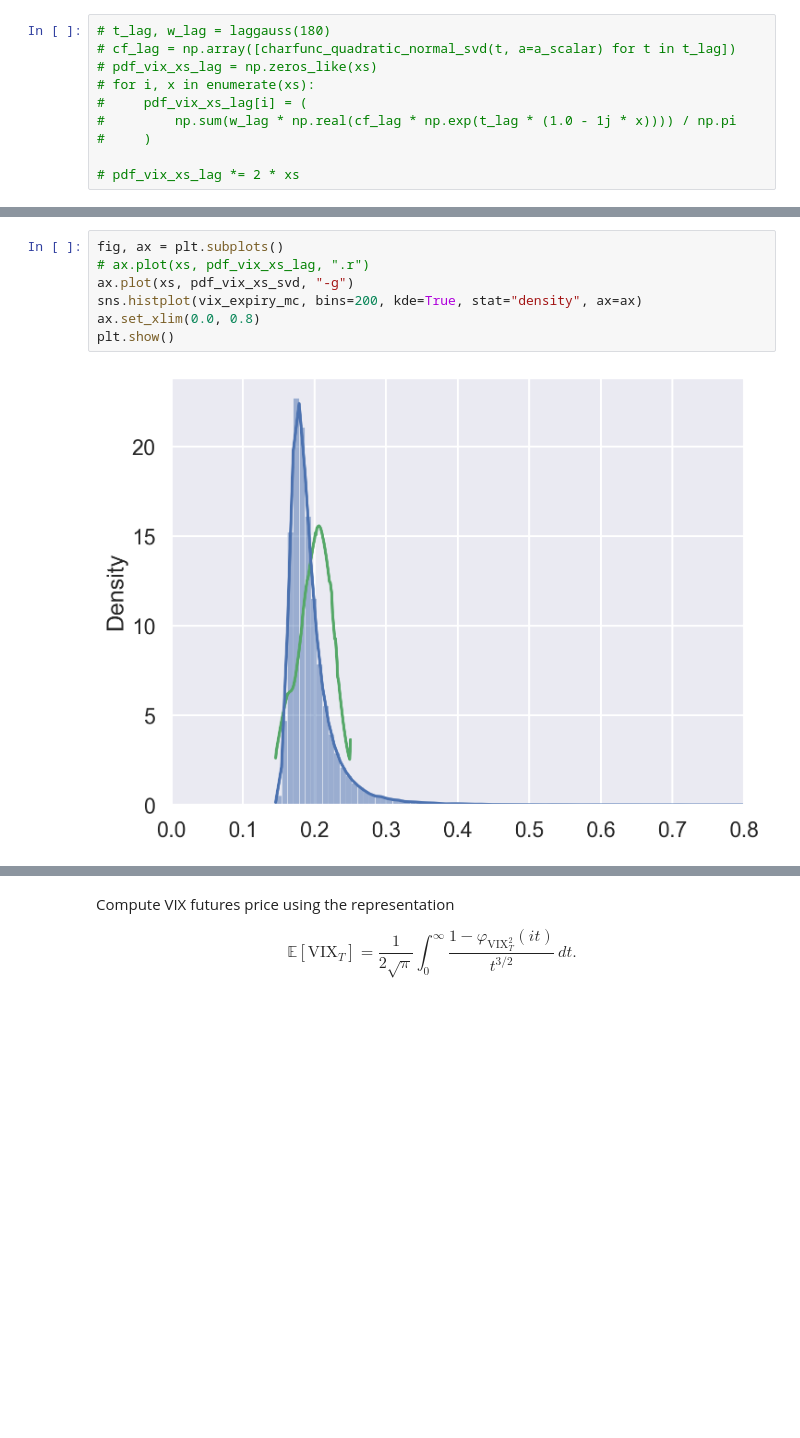
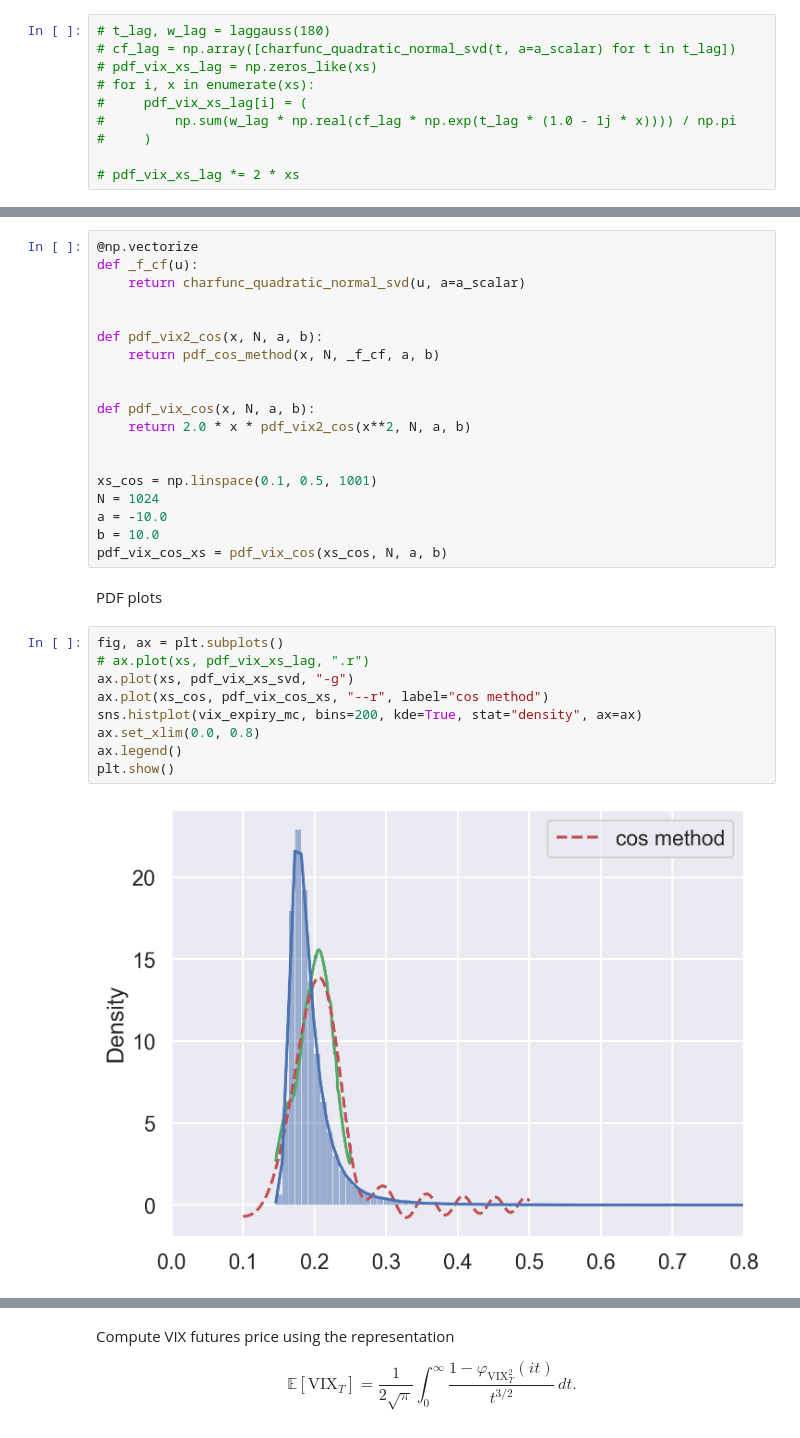
Before and after one commit to jgatheral/QuadraticRoughHeston, a Jupyter notebook: vix_approx.ipynb, the cells around one changed output, grey strips where cells are left out. Drawn from its saved outputs; the diff is of its cells as text; blank space fills up the shorter version.

```diff
--- a/vix_approx.ipynb
+++ b/vix_approx.ipynb
@@ -406,9 +435,32 @@ $$
+# %%
+@np.vectorize
+def _f_cf(u):
+    return charfunc_quadratic_normal_svd(u, a=a_scalar)
+
+
+def pdf_vix2_cos(x, N, a, b):
+    return pdf_cos_method(x, N, _f_cf, a, b)
+
+
+def pdf_vix_cos(x, N, a, b):
+    return 2.0 * x * pdf_vix2_cos(x**2, N, a, b)
+
+
+xs_cos = np.linspace(0.1, 0.5, 1001)
+N = 1024
+a = -10.0
+b = 10.0
+pdf_vix_cos_xs = pdf_vix_cos(xs_cos, N, a, b)
+# %% [markdown]
+PDF plots
 # %%
 fig, ax = plt.subplots()
 # ax.plot(xs, pdf_vix_xs_lag, ".r")
 ax.plot(xs, pdf_vix_xs_svd, "-g")
+ax.plot(xs_cos, pdf_vix_cos_xs, "--r", label="cos method")
 sns.histplot(vix_expiry_mc, bins=200, kde=True, stat="density", ax=ax)
 ax.set_xlim(0.0, 0.8)
+ax.legend()
 plt.show()
 # %% [output]
-[figure, old version]
+[figure, new version]
```
Also changed, not shown: parts of 17 cells of this notebook, 1 other file.
